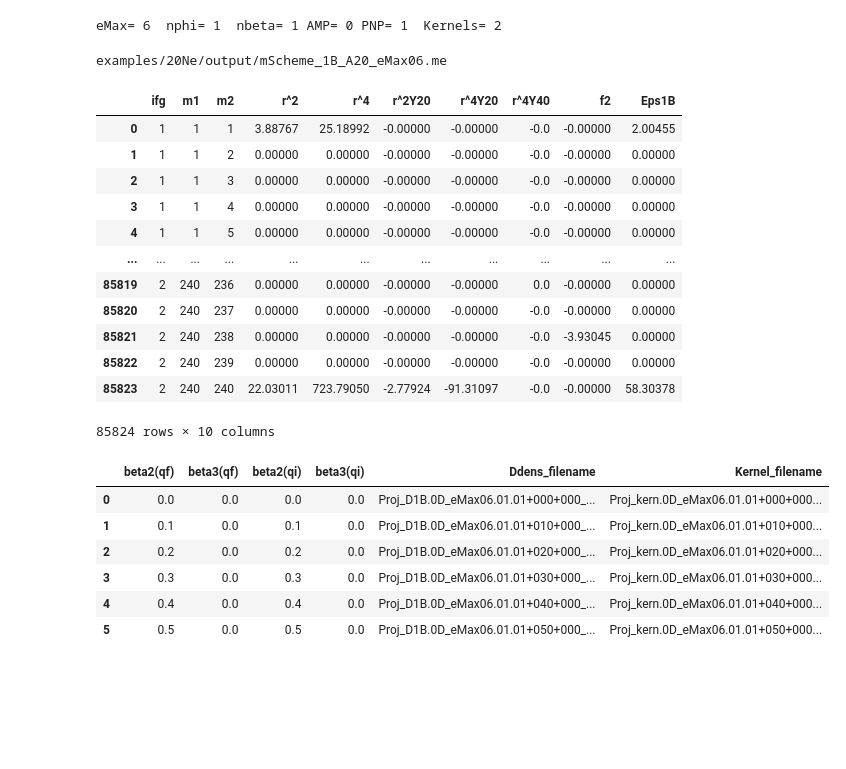
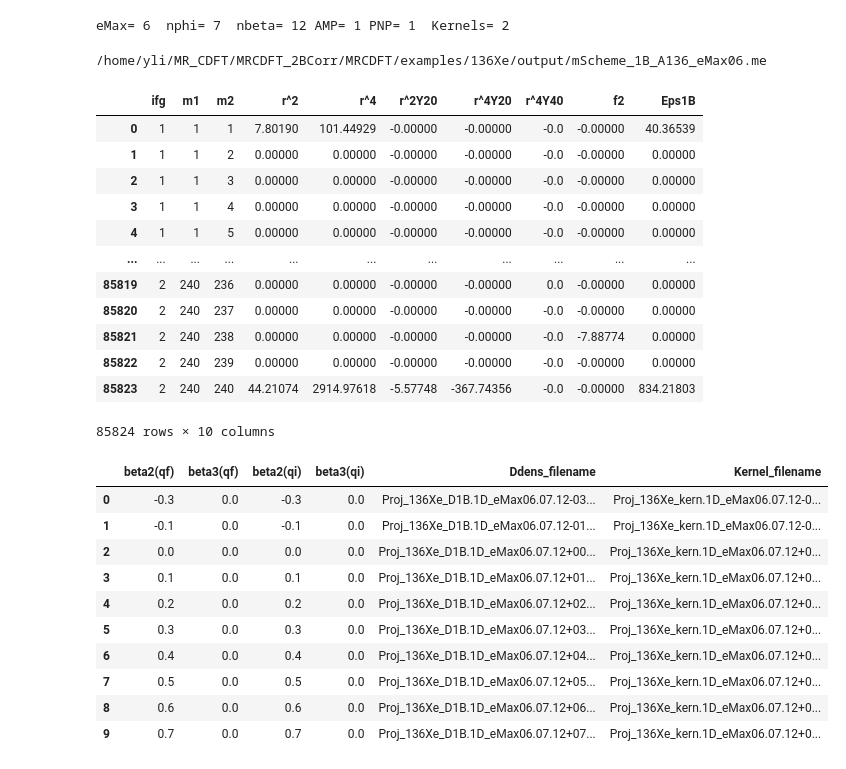
Before and after one commit to miaozxm/MRCDFT, a Jupyter notebook: scripts/calculate_kernel_by1Bdensity.ipynb, the cells around one changed output. Drawn from its saved outputs; the diff is of its cells as text; code cells hidden in the pictures; blank space fills up the shorter version.

```diff
--- a/scripts/calculate_kernel_by1Bdensity.ipynb
+++ b/scripts/calculate_kernel_by1Bdensity.ipynb
@@ -8,8 +8,10 @@ print(os.getcwd())
 # %%
-para_path = 'examples/20Ne/para.dat'
-b23_path = 'examples/20Ne/b23.dat'
-output_dir = 'examples/20Ne/output'
-A=20
+A=136
+Nuclei='Xe'
+work_dir = '/home/yli/MR_CDFT/MRCDFT_2BCorr/MRCDFT'
+para_path = os.path.join(work_dir,'examples/136Xe/136Xe_para.dat')
+b23_path = os.path.join(work_dir,'examples/136Xe/136Xe_b23.dat')
+output_dir = os.path.join(work_dir,'examples/136Xe/output')
 # %%
 # extract eMax, nbeta, nphi from parameter file
 with open(para_path, "r", encoding="utf-8") as f:
@@ -31,11 +33,11 @@ with open(para_path, "r", encoding="utf-8") as f:
     if(AMP == 0): nbeta = 1
     if(PNP == 0): nphi = 1
 
-eMax = 6; nphi = 1; nbeta = 1; AMP = 0; Kernels = 2
+# eMax = 6; nphi = 1; nbeta = 1; AMP = 0; Kernels = 2
 
 print('eMax=',eMax,' nphi=',nphi,' nbeta=',nbeta,"AMP=",AMP,"PNP=",PNP," Kernels=",Kernels)
 # %% [output]
-eMax= 6  nphi= 1  nbeta= 1 AMP= 0 PNP= 1  Kernels= 2
+eMax= 6  nphi= 7  nbeta= 12 AMP= 1 PNP= 1  Kernels= 2
 # %%
 oneB_ME_path = os.path.join(output_dir,f'mScheme_1B_A{A}_eMax{eMax:02d}.me')
 oneB_ME = pd.read_csv(oneB_ME_path,sep=r'\s+')
@@ -43,9 +45,9 @@ oneB_ME = oneB_ME.drop(columns=["n1", "n2","l1", "l2","2j1", "2j2","2j_m1", "2j_
 print(oneB_ME_path)
 oneB_ME
 # %% [output]
-examples/20Ne/output/mScheme_1B_A20_eMax06.me
+/home/yli/MR_CDFT/MRCDFT_2BCorr/MRCDFT/examples/136Xe/output/mScheme_1B_A136_eMax06.me
 |  | ifg | m1 | m2 | r^2 | r^4 | r^2Y20 | r^4Y20 | r^4Y40 | f2 | Eps1B |
-| 0 | 1 | 1 | 1 | 3.88767 | 25.18992 | -0.00000 | -0.00000 | -0.0 | -0.00000 | 2.00455 |
+| 0 | 1 | 1 | 1 | 7.80190 | 101.44929 | -0.00000 | -0.00000 | -0.0 | -0.00000 | 40.36539 |
 | 1 | 1 | 1 | 2 | 0.00000 | 0.00000 | -0.00000 | -0.00000 | -0.0 | -0.00000 | 0.00000 |
 | 2 | 1 | 1 | 3 | 0.00000 | 0.00000 | -0.00000 | -0.00000 | -0.0 | -0.00000 | 0.00000 |
 | 3 | 1 | 1 | 4 | 0.00000 | 0.00000 | -0.00000 | -0.00000 | -0.0 | -0.00000 | 0.00000 |
@@ -53,46 +55,50 @@ examples/20Ne/output/mScheme_1B_A20_eMax06.me
 | ... | ... | ... | ... | ... | ... | ... | ... | ... | ... | ... |
 | 85819 | 2 | 240 | 236 | 0.00000 | 0.00000 | -0.00000 | -0.00000 | 0.0 | -0.00000 | 0.00000 |
 | 85820 | 2 | 240 | 237 | 0.00000 | 0.00000 | -0.00000 | -0.00000 | -0.0 | -0.00000 | 0.00000 |
-| 85821 | 2 | 240 | 238 | 0.00000 | 0.00000 | -0.00000 | -0.00000 | -0.0 | -3.93045 | 0.00000 |
+| 85821 | 2 | 240 | 238 | 0.00000 | 0.00000 | -0.00000 | -0.00000 | -0.0 | -7.88774 | 0.00000 |
 | 85822 | 2 | 240 | 239 | 0.00000 | 0.00000 | -0.00000 | -0.00000 | -0.0 | -0.00000 | 0.00000 |
-| 85823 | 2 | 240 | 240 | 22.03011 | 723.79050 | -2.77924 | -91.31097 | -0.0 | -0.00000 | 58.30378 |
+| 85823 | 2 | 240 | 240 | 44.21074 | 2914.97618 | -5.57748 | -367.74356 | -0.0 | -0.00000 | 834.21803 |
 85824 rows × 10 columns
 # %%
 # Prepare result dataframe, add TD density filename and Kernel filenames
 
 DensList = pd.DataFrame(columns=['beta2(qf)','beta3(qf)', 'beta2(qi)','beta3(qi)', 'Ddens_filename', 'Kernel_filename'])
 
 b23_data = pd.read_csv(b23_path,
                     sep=r'\s+',   # 按空格分隔
                     skiprows=0)
 for q1 in range(len(b23_data)):
     for q2 in range(len(b23_data)):
         if(Kernels == 2 and q1 != q2): continue
         beta2q1 = b23_data.iloc[q1]['beta2']
         beta3q1 = b23_data.iloc[q1]['beta3']
         beta2q2 = b23_data.iloc[q2]['beta2']
         beta3q2 = b23_data.iloc[q2]['beta3']
 
-        TDdens_filename = f"Proj_D1B.{AMP}D_eMax{eMax:02d}.{nphi:02d}.{nbeta:02d}{int(beta2q1*100):+04d}{int(beta3q1*100):+04d}_{int(beta2q2*100):+04d}{int(beta3q2*100):+04d}.me"
+        TDdens_filename = f"Proj_{A}{Nuclei}_D1B.{AMP}D_eMax{eMax:02d}.{nphi:02d}.{nbeta:02d}{int(beta2q1*100):+04d}{int(beta3q1*100):+04d}_{int(beta2q2*100):+04d}{int(beta3q2*100):+04d}.me"
         if not os.path.exists(os.path.join(output_dir,TDdens_filename)):
             print(TDdens_filename," not exist !")
         if(q1 <= q2):
-            Kernel_filename = f"Proj_kern.{AMP}D_eMax{eMax:02d}.{nphi:02d}.{nbeta:02d}{int(beta2q1*100):+04d}{int(beta3q1*100):+04d}_{int(beta2q2*100):+04d}{int(beta3q2*100):+04d}.elem"
+            Kernel_filename = f"Proj_{A}{Nuclei}_kern.{AMP}D_eMax{eMax:02d}.{nphi:02d}.{nbeta:02d}{int(beta2q1*100):+04d}{int(beta3q1*100):+04d}_{int(beta2q2*100):+04d}{int(beta3q2*100):+04d}.elem"
         else:
-            Kernel_filename = f"Proj_kern.{AMP}D_eMax{eMax:02d}.{nphi:02d}.{nbeta:02d}{int(beta2q2*100):+04d}{int(beta3q2*100):+04d}_{int(beta2q1*100):+04d}{int(beta3q1*100):+04d}.elem"
+            Kernel_filename = f"Proj_{A}{Nuclei}_kern.{AMP}D_eMax{eMax:02d}.{nphi:02d}.{nbeta:02d}{int(beta2q2*100):+04d}{int(beta3q2*100):+04d}_{int(beta2q1*100):+04d}{int(beta3q1*100):+04d}.elem"
         if not os.path.exists(os.path.join(output_dir,Kernel_filename)):
             print(Kernel_filename," not exist !")
 
         DensList.loc[len(DensList)] = [beta2q1, beta3q1, beta2q2, beta3q2, TDdens_filename, Kernel_filename]
 DensList
 # %% [output]
 |  | beta2(qf) | beta3(qf) | beta2(qi) | beta3(qi) | Ddens_filename | Kernel_filename |
-| 0 | 0.0 | 0.0 | 0.0 | 0.0 | Proj_D1B.0D_eMax06.01.01+000+000_... | Proj_kern.0D_eMax06.01.01+000+000... |
-| 1 | 0.1 | 0.0 | 0.1 | 0.0 | Proj_D1B.0D_eMax06.01.01+010+000_... | Proj_kern.0D_eMax06.01.01+010+000... |
-| 2 | 0.2 | 0.0 | 0.2 | 0.0 | Proj_D1B.0D_eMax06.01.01+020+000_... | Proj_kern.0D_eMax06.01.01+020+000... |
-| 3 | 0.3 | 0.0 | 0.3 | 0.0 | Proj_D1B.0D_eMax06.01.01+030+000_... | Proj_kern.0D_eMax06.01.01+030+000... |
-| 4 | 0.4 | 0.0 | 0.4 | 0.0 | Proj_D1B.0D_eMax06.01.01+040+000_... | Proj_kern.0D_eMax06.01.01+040+000... |
-| 5 | 0.5 | 0.0 | 0.5 | 0.0 | Proj_D1B.0D_eMax06.01.01+050+000_... | Proj_kern.0D_eMax06.01.01+050+000... |
+| 0 | -0.3 | 0.0 | -0.3 | 0.0 | Proj_136Xe_D1B.1D_eMax06.07.12-03... | Proj_136Xe_kern.1D_eMax06.07.12-0... |
+| 1 | -0.1 | 0.0 | -0.1 | 0.0 | Proj_136Xe_D1B.1D_eMax06.07.12-01... | Proj_136Xe_kern.1D_eMax06.07.12-0... |
+| 2 | 0.0 | 0.0 | 0.0 | 0.0 | Proj_136Xe_D1B.1D_eMax06.07.12+00... | Proj_136Xe_kern.1D_eMax06.07.12+0... |
+| 3 | 0.1 | 0.0 | 0.1 | 0.0 | Proj_136Xe_D1B.1D_eMax06.07.12+01... | Proj_136Xe_kern.1D_eMax06.07.12+0... |
+| 4 | 0.2 | 0.0 | 0.2 | 0.0 | Proj_136Xe_D1B.1D_eMax06.07.12+02... | Proj_136Xe_kern.1D_eMax06.07.12+0... |
+| 5 | 0.3 | 0.0 | 0.3 | 0.0 | Proj_136Xe_D1B.1D_eMax06.07.12+03... | Proj_136Xe_kern.1D_eMax06.07.12+0... |
+| 6 | 0.4 | 0.0 | 0.4 | 0.0 | Proj_136Xe_D1B.1D_eMax06.07.12+04... | Proj_136Xe_kern.1D_eMax06.07.12+0... |
+| 7 | 0.5 | 0.0 | 0.5 | 0.0 | Proj_136Xe_D1B.1D_eMax06.07.12+05... | Proj_136Xe_kern.1D_eMax06.07.12+0... |
+| 8 | 0.6 | 0.0 | 0.6 | 0.0 | Proj_136Xe_D1B.1D_eMax06.07.12+06... | Proj_136Xe_kern.1D_eMax06.07.12+0... |
+| 9 | 0.7 | 0.0 | 0.7 | 0.0 | Proj_136Xe_D1B.1D_eMax06.07.12+07... | Proj_136Xe_kern.1D_eMax06.07.12+0... |
 # %%
 Res_data = DensList.copy()
 for q1q2 in range(len(Res_data)):
```
Also changed, not shown: parts of 4 cells of this notebook, 1 other file.
